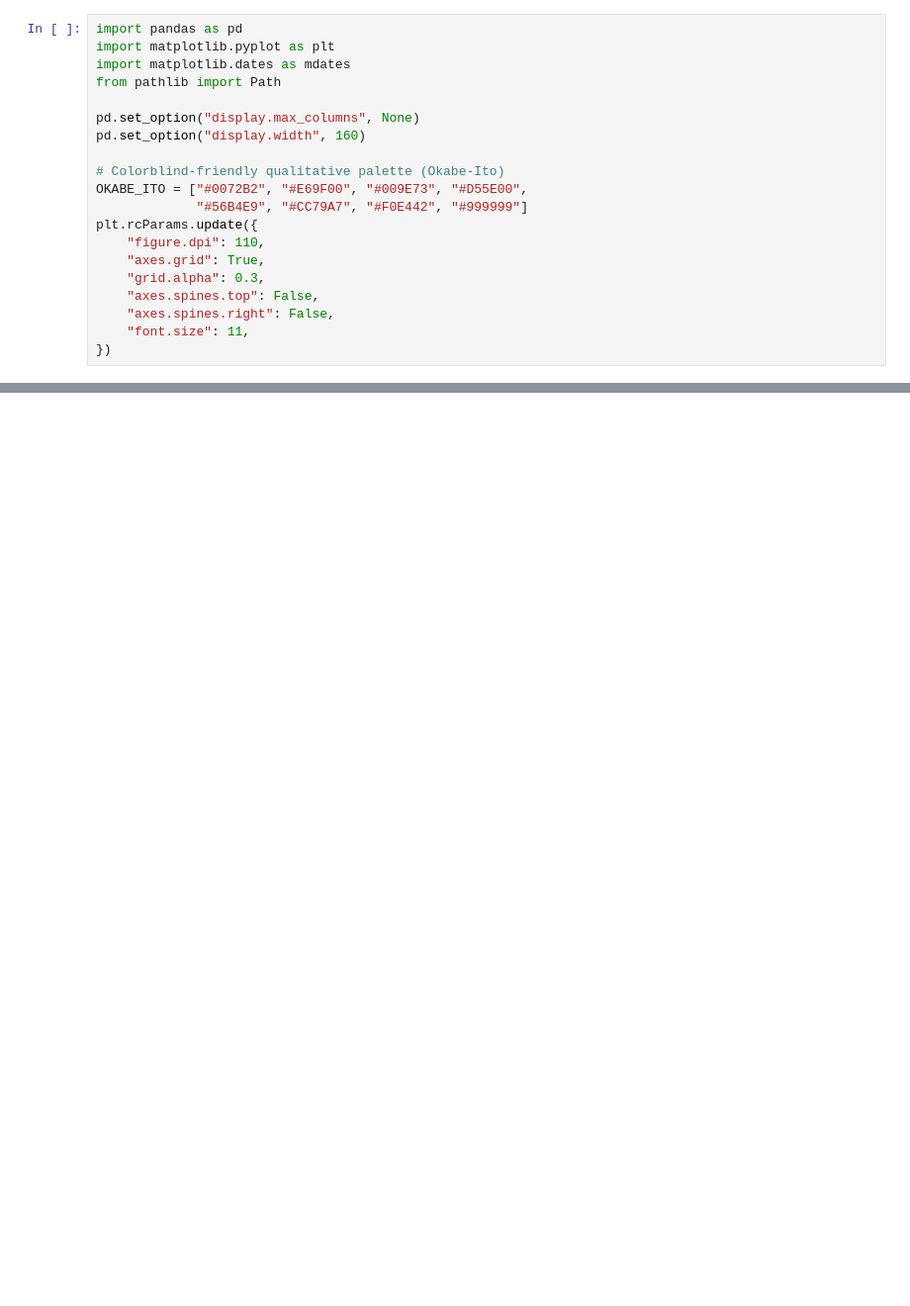
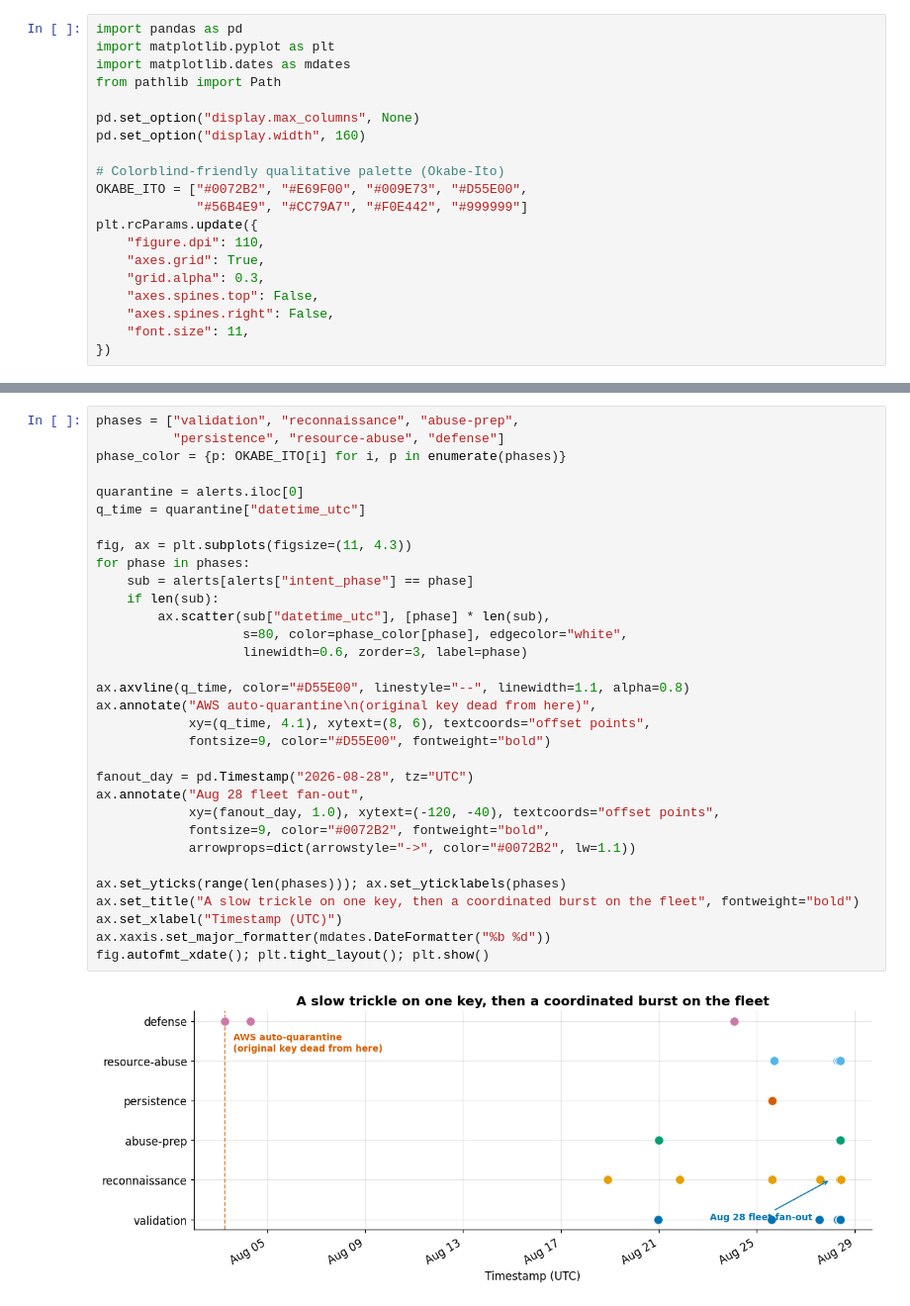
Before and after one commit to aroaxinping/canary-token-analytics, a Jupyter notebook: notebooks/01_attack_anatomy.ipynb, the cells around one changed output, grey strips where cells are left out. Shown at 99% size. Saved outputs shown, nothing was run; the diff lists cells and outputs as text; blank space fills up the shorter version.

```diff
--- a/notebooks/01_attack_anatomy.ipynb
+++ b/notebooks/01_attack_anatomy.ipynb
@@ -384,0 +145,34 @@ of it moot.
+# %%
+phases = ["validation", "reconnaissance", "abuse-prep",
+          "persistence", "resource-abuse", "defense"]
+phase_color = {p: OKABE_ITO[i] for i, p in enumerate(phases)}
+
+quarantine = alerts.iloc[0]
+q_time = quarantine["datetime_utc"]
+
+fig, ax = plt.subplots(figsize=(11, 4.3))
+for phase in phases:
+    sub = alerts[alerts["intent_phase"] == phase]
+    if len(sub):
+        ax.scatter(sub["datetime_utc"], [phase] * len(sub),
+                   s=80, color=phase_color[phase], edgecolor="white",
+                   linewidth=0.6, zorder=3, label=phase)
+
+ax.axvline(q_time, color="#D55E00", linestyle="--", linewidth=1.1, alpha=0.8)
+ax.annotate("AWS auto-quarantine\n(original key dead from here)",
+            xy=(q_time, 4.1), xytext=(8, 6), textcoords="offset points",
+            fontsize=9, color="#D55E00", fontweight="bold")
+
+fanout_day = pd.Timestamp("2026-08-28", tz="UTC")
+ax.annotate("Aug 28 fleet fan-out",
+            xy=(fanout_day, 1.0), xytext=(-120, -40), textcoords="offset points",
+            fontsize=9, color="#0072B2", fontweight="bold",
+            arrowprops=dict(arrowstyle="->", color="#0072B2", lw=1.1))
+
+ax.set_yticks(range(len(phases))); ax.set_yticklabels(phases)
+ax.set_title("A slow trickle on one key, then a coordinated burst on the fleet", fontweight="bold")
+ax.set_xlabel("Timestamp (UTC)")
+ax.xaxis.set_major_formatter(mdates.DateFormatter("%b %d"))
+fig.autofmt_xdate(); plt.tight_layout(); plt.show()
+# %% [output]
+[figure, added]
```
Also changed, not shown: parts of 40 cells of this notebook.
